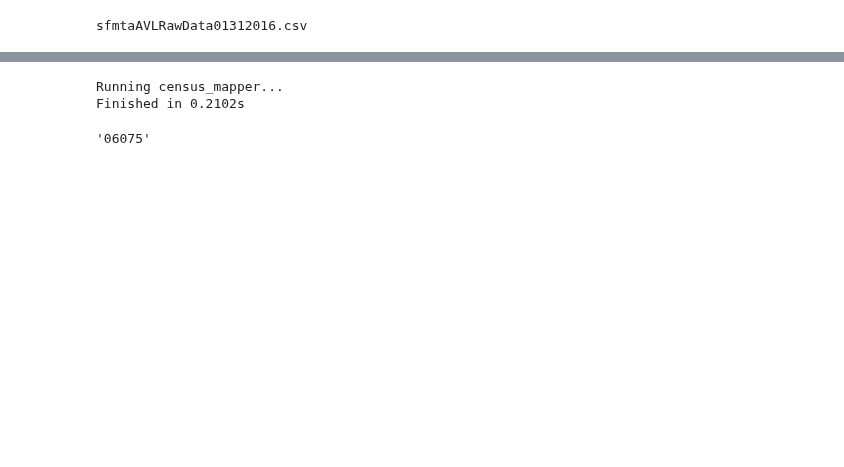
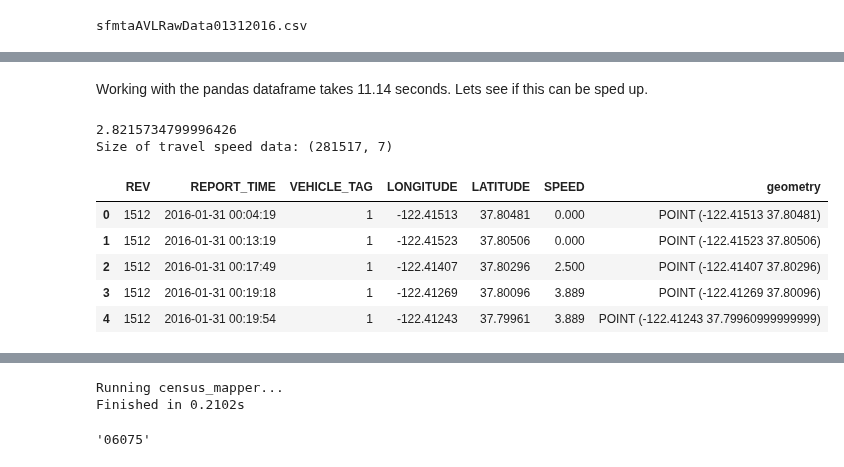
Before and after one commit to sakoki/Rushhour, a Jupyter notebook: code/region_mapper.ipynb, the cells around one changed output, grey strips where cells are left out. Drawn from its saved outputs; the diff is of its cells as text; code cells hidden in the pictures; blank space fills up the shorter version.

```diff
--- a/code/region_mapper.ipynb
+++ b/code/region_mapper.ipynb
@@ -206,0 +261,22 @@ Size of travel speed data: (281518, 10)
+# %% [markdown]
+Working with the pandas dataframe takes 11.14 seconds. Lets see if this can be sped up.
+# %%
+start_time = time.perf_counter()
+
+geom = pd.Series(zip(traffic.LONGITUDE, traffic.LATITUDE)).apply(Point)
+traffic = gpd.GeoDataFrame(traffic, geometry=geom)
+
+end_time = time.perf_counter()
+run_time = end_time - start_time
+print(run_time)
+print('Size of travel speed data: {}'.format(traffic.shape))
+traffic.head()
+# %% [output]
+2.8215734799996426
+Size of travel speed data: (281517, 7)
+|  | REV | REPORT_TIME | VEHICLE_TAG | LONGITUDE | LATITUDE | SPEED | geometry |
+| 0 | 1512 | 2016-01-31 00:04:19 | 1 | -122.41513 | 37.80481 | 0.000 | POINT (-122.41513 37.80481) |
+| 1 | 1512 | 2016-01-31 00:13:19 | 1 | -122.41523 | 37.80506 | 0.000 | POINT (-122.41523 37.80506) |
+| 2 | 1512 | 2016-01-31 00:17:49 | 1 | -122.41407 | 37.80296 | 2.500 | POINT (-122.41407 37.80296) |
+| 3 | 1512 | 2016-01-31 00:19:18 | 1 | -122.41269 | 37.80096 | 3.889 | POINT (-122.41269 37.80096) |
+| 4 | 1512 | 2016-01-31 00:19:54 | 1 | -122.41243 | 37.79961 | 3.889 | POINT (-122.41243 37.79960999999999) |
```
Also changed, not shown: parts of 47 cells of this notebook, 2 other files.
